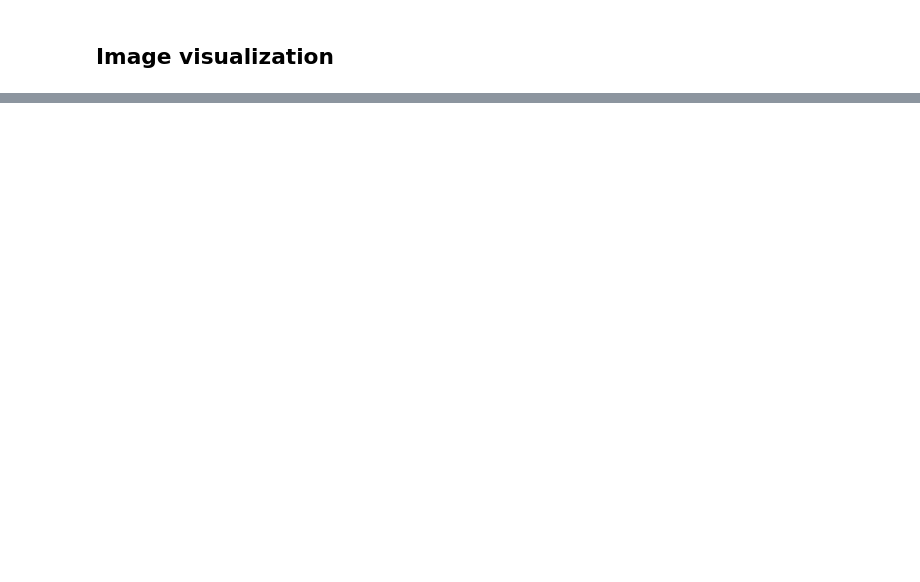
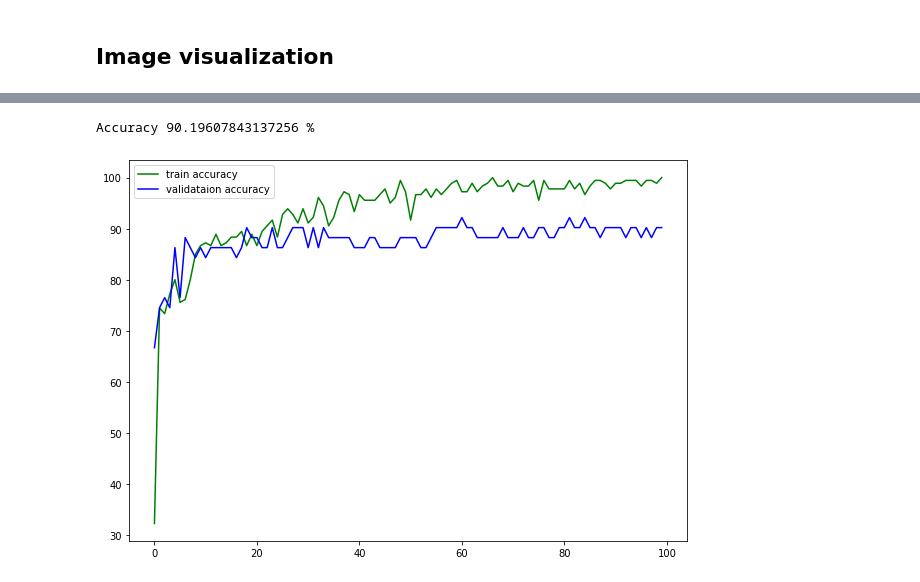
Before and after one commit to sonhm3029/Python-Machine-Learning, a Jupyter notebook: deep_learning/vgg_16.ipynb, the cells around one changed output, grey strips where cells are left out. Drawn from its saved outputs; the diff is of its cells as text; code cells hidden in the pictures; blank space fills up the shorter version.

```diff
--- a/deep_learning/vgg_16.ipynb
+++ b/deep_learning/vgg_16.ipynb
@@ -109,9 +117,9 @@ Successfully migrated data
 # %% [markdown]
 ## Hyper parameters
 # %%
-num_epochs = 10
+num_epochs = 100
 batch_size = 4
-learning_rate = 1e-3
+learning_rate = 1e-4
 # %% [markdown]
 ## Load data
 # %%
@@ -284,0 +502,15 @@ Yes          Yes          No           No
+# %%
+train_loss , train_accuracy = [], []
+val_loss , val_accuracy = [], []
+start = time.time()
+for epoch in range(num_epochs):
+    print(f"Epoch {epoch + 1} / {num_epochs}")
+    train_epoch_loss, train_epoch_accuracy = fit(model_ft, train_loader)
+    val_epoch_loss, val_epoch_accuracy = validate(model_ft, test_loader)
+    train_loss.append(train_epoch_loss)
+    train_accuracy.append(train_epoch_accuracy)
+    val_loss.append(val_epoch_loss)
+    val_accuracy.append(val_epoch_accuracy)
+    print("-"*10)
+end = time.time()
+print((end-start)/60, 'minutes')
@@ -284,0 +535,28 @@ Yes          Yes          No           No
+# %%
+# model_ft.load_state_dict(torch.load('./saved_model.pth'))
+model_ft.eval()
+with torch.no_grad():
+  n_correct = 0
+  n_samples = 0
+  for (images, labels) in test_loader:
+    images = images.to(device)
+    labels = labels.to(device)
+
+    outputs = model_ft(images)
+    _, pred = torch.max(outputs, 1)
+
+    n_correct += (pred == labels).sum().item()
+    n_samples += labels.size(0)
+
+  print(f"Accuracy {n_correct / n_samples * 100} %")
+# %% [output]
+Accuracy 90.19607843137256 %
+# %%
+plt.figure(figsize=(10, 7))
+plt.plot(train_accuracy, color='green', label='train accuracy')
+plt.plot(val_accuracy, color='blue', label='validataion accuracy')
+plt.legend()
+plt.savefig('accuracy.png')
+plt.show()
+# %% [output]
+[figure, added]
```
Also changed, not shown: parts of 12 cells of this notebook.
